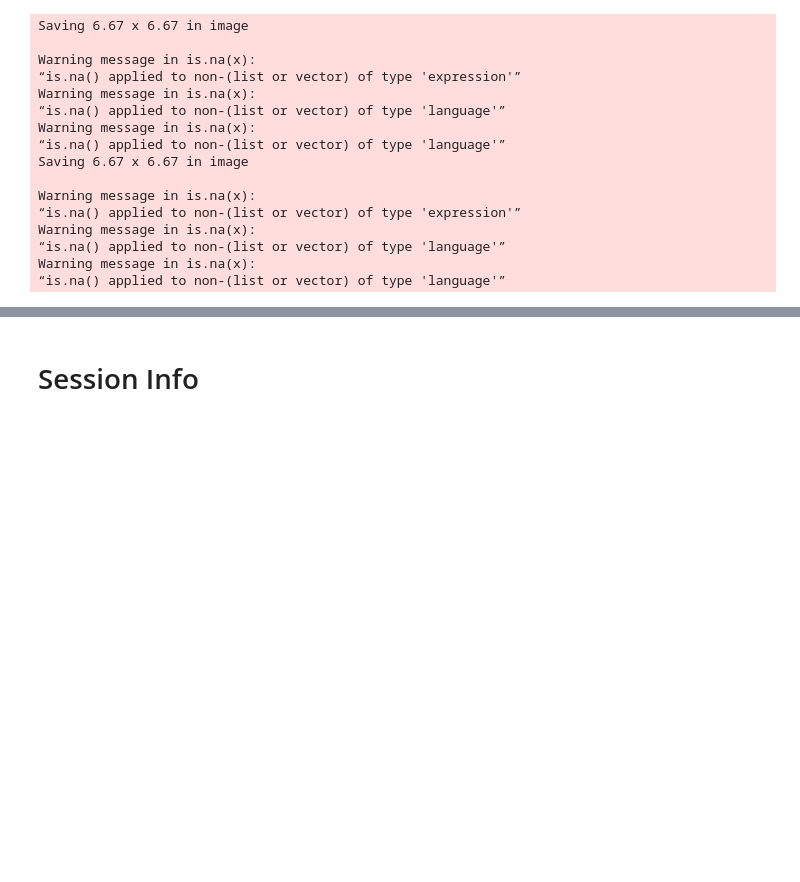
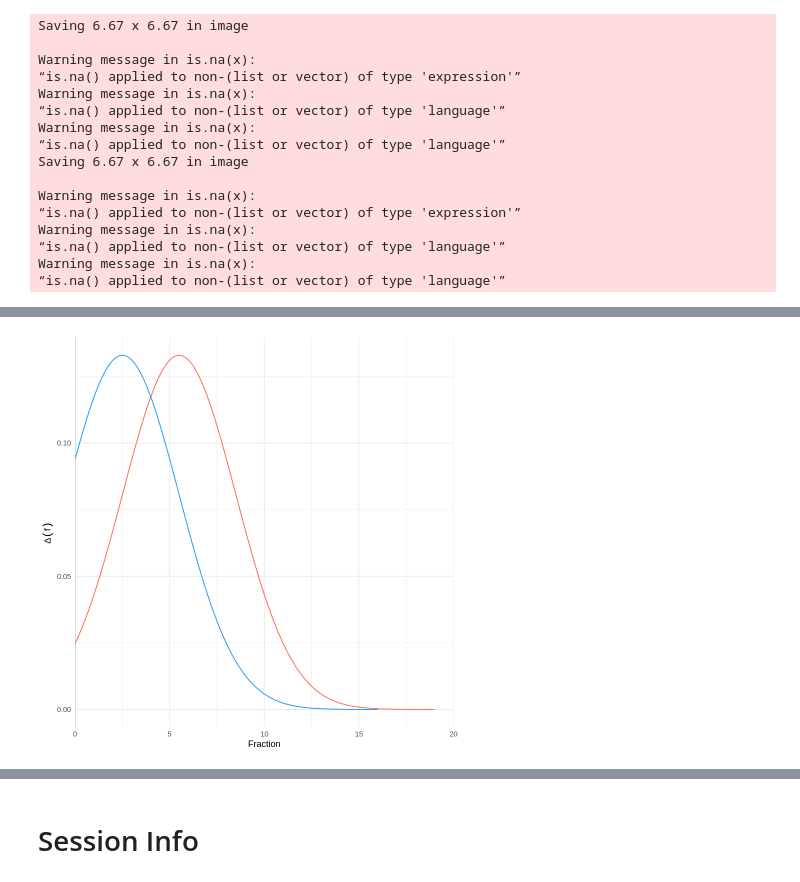
Before and after one commit to scottcohn97/schmelz_bowles, a Jupyter notebook: schmelz_bowles.ipynb, the cells around one changed output, grey strips where cells are left out. Saved outputs shown, nothing was run; the diff lists cells and outputs as text; code cells hidden in the pictures; blank space fills up the shorter version.

```diff
--- a/schmelz_bowles.ipynb
+++ b/schmelz_bowles.ipynb
@@ -456,0 +461,39 @@ Warning message in is.na(x):
+# %%
+# construct tibble
+
+df_norm <- tibble(
+  x1 = seq(-8, 19, 0.1),
+  x2 = seq(-11, 16, 0.1)
+)
+
+m1 <- 5.5
+sd1 <- 3
+
+m2 <- 2.5
+sd2 <- sd1
+
+df_norm <-
+  df_norm %>%
+  mutate(
+    y1p = dnorm(x1, mean = m1, sd = sd1),
+    y1c = pnorm(x1, mean = m1, sd = sd1),
+    y2p = dnorm(x2, mean = m2, sd = sd2),
+    y2c = pnorm(x2, mean = m2, sd = sd2))
+# %%
+pdf_plot1 <- df_norm %>%
+  ggplot() +
+  geom_vline(aes(xintercept = 0), color = "grey") +
+  geom_line(aes(x = x1, y = y1p), linetype = 1, color = "tomato") +
+  #geom_line(aes(x = x1, y = y1c), linetype = 1, color = "tomato", linetype = 2) +
+  geom_line(aes(x = x2, y = y2p), linetype = 1, color = "dodgerblue") +
+  #geom_line(aes(x = x2, y = y2c), linetype = 1, color = "dodgerblue", linetype = 2) +
+  NULL
+
+pdf_plot2 <- pdf_plot1 +
+  scale_x_continuous(limits = c(0, 20), expand = c(0, 0)) +
+  #scale_y_continuous(expand = c(0, 0)) +
+  labs(y = bquote(Delta (f)), x = "Fraction") +
+  theme_minimal()
+
+pdf_plot2
+# %% [output]
@@ -456,0 +504 @@ Warning message in is.na(x):
+[figure, added]
```
Also changed, not shown: parts of 8 cells of this notebook.
